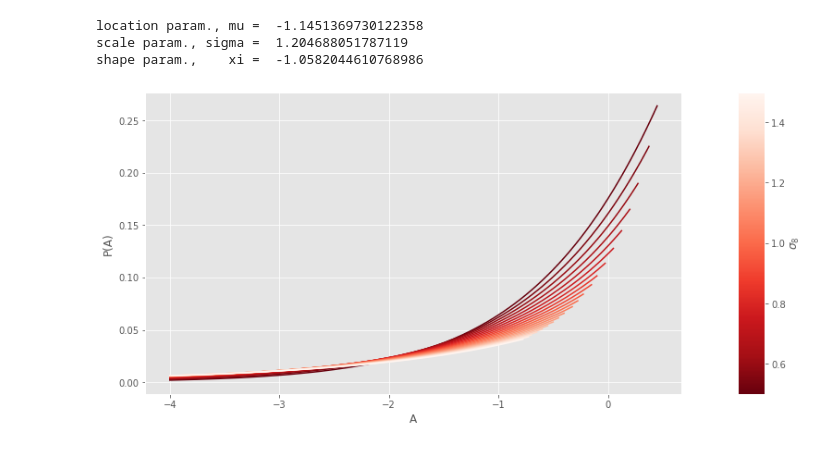
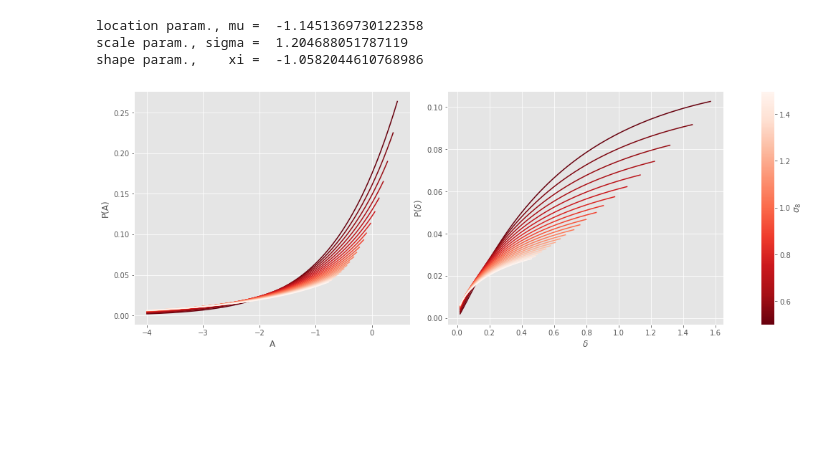
Before and after one commit to msssivadas10/cic_tests, a Jupyter notebook: test3.ipynb, the cells around one changed output. Saved outputs shown, nothing was run; the diff lists cells and outputs as text; code cells hidden in the pictures; blank space fills up the shorter version.

```diff
--- a/test3.ipynb
+++ b/test3.ipynb
@@ -608,34 +612,39 @@ def draw_ldeltaDistr():
     def _ldelta_distr(x: float, sigma8: float) -> float:
         return test_ldeltaDistr(x, 1.95, c, sigma8)
 
     s8  = np.linspace(0.5, 1.5, 21)
 
     # creating a colormap
     from matplotlib import colors, cm
     cmap = cm.ScalarMappable(
                                 norm = colors.Normalize(s8.min(), s8.max(), ),
                                 cmap = cm.Reds_r
                             )
     cmap.set_array([])
 
-    x = np.linspace(-4.0, 1.0, 201)
+    x  = np.linspace(-4.0, 1.0, 201)
+    ex = np.exp(x)                    # 1 + delta
 
-    fig, (ax1, cax) = plt.subplots(1, 2, figsize = (12, 6),
-                                        gridspec_kw = {"width_ratios":[1, 0.05]})
+    fig, (ax1, ax2, cax) = plt.subplots(1, 3, figsize = (16, 6),
+                                        gridspec_kw = {"width_ratios":[1, 1, 0.05]})
 
 
     for sigma8 in s8:
         px   = _ldelta_distr(x, sigma8)
         mask = (px > 0.0)
         ax1.plot(x[mask], px[mask], '-', color = cmap.to_rgba(sigma8))
 
+        # TODO: check if the conversion is correct
+        ax2.plot(ex[mask], px[mask] / (1 + ex[mask]), '-', color = cmap.to_rgba(sigma8))
+
     ax1.set_xlabel('A'); ax1.set_ylabel('P(A)')
+    ax2.set_xlabel('$\\delta$'); ax2.set_ylabel('P($\\delta$)')
 
     plt.colorbar(cmap, cax = cax, orientation = "vertical")
     cax.set_ylabel('$\\sigma_8$')
 
     plt.show()
 
 draw_ldeltaDistr()
 # %% [output]
-[figure, old version]
+[figure, new version]
```
Also changed, not shown: parts of 1 cell of this notebook.
